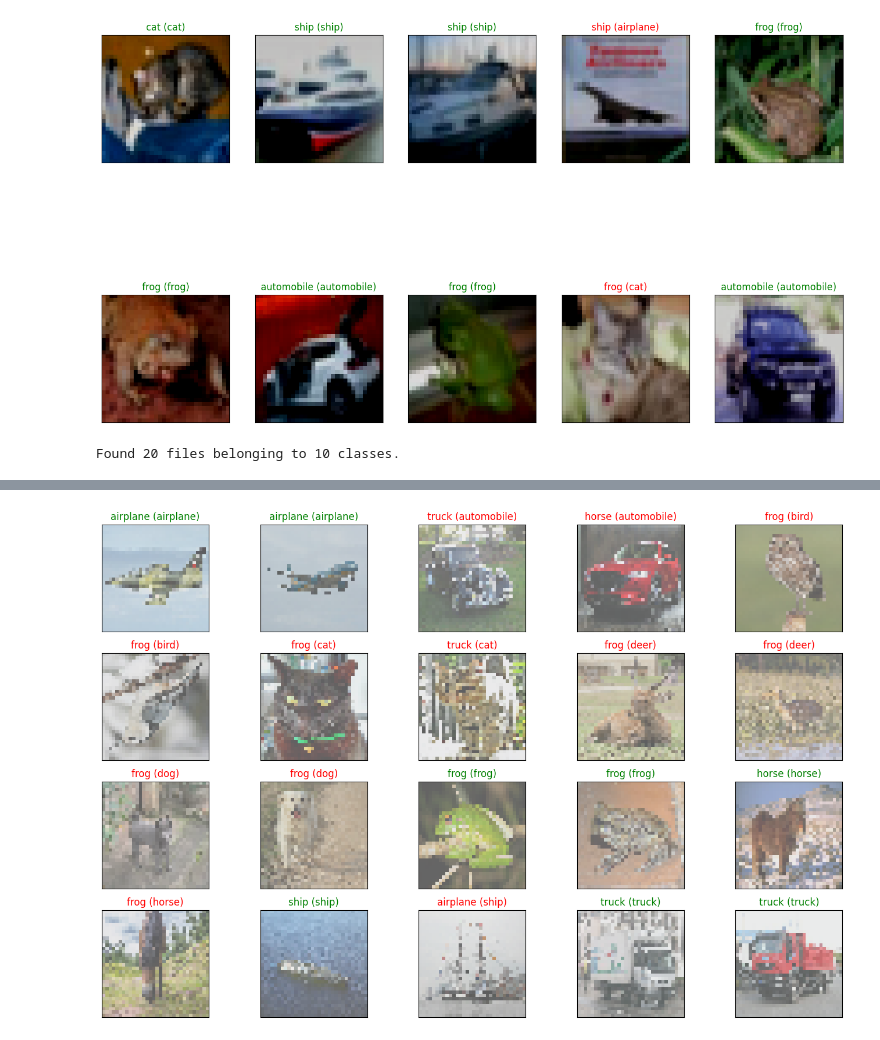
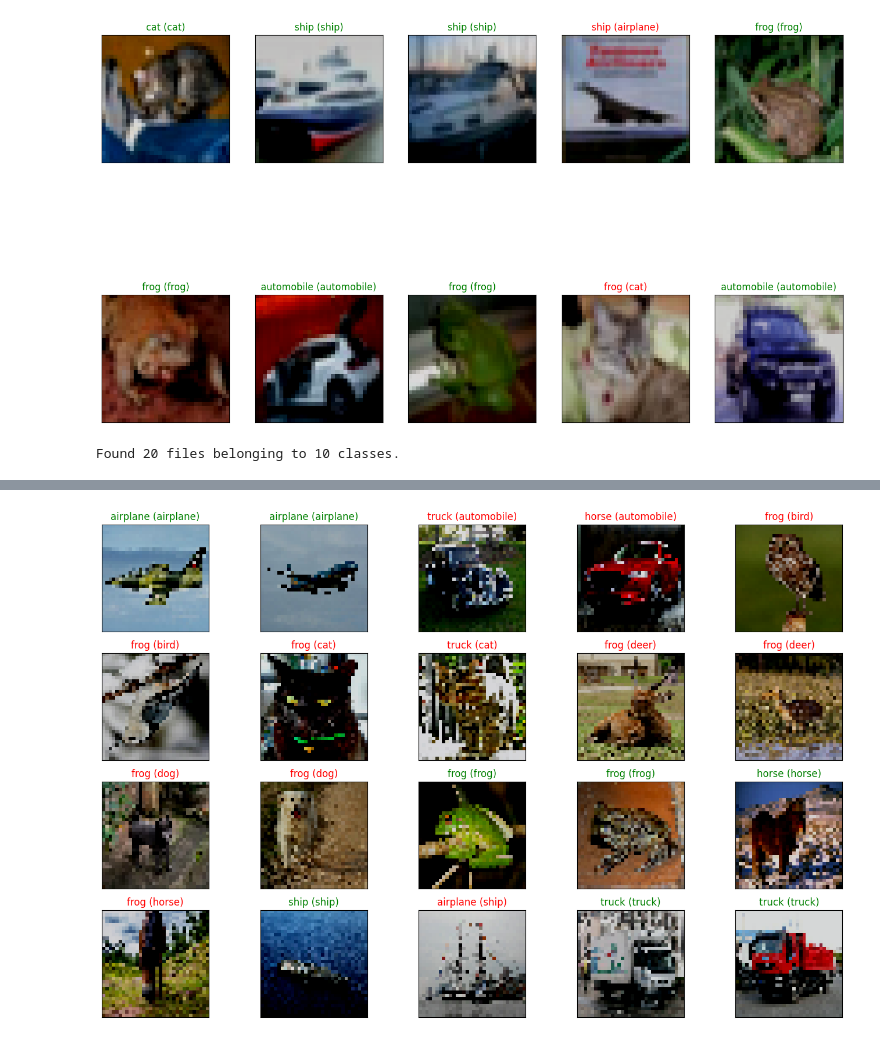
Before and after one commit to lam1910/action-learning, a Jupyter notebook: notebooks/action_learning_demo_custom_cnn.ipynb, the cells around one changed output, grey strips where cells are left out. Saved outputs shown, nothing was run; the diff lists cells and outputs as text; code cells hidden in the pictures.

```diff
--- a/notebooks/action_learning_demo_custom_cnn.ipynb
+++ b/notebooks/action_learning_demo_custom_cnn.ipynb
@@ -155,7 +155,7 @@ for images, labels in outside_dataset.take(1):
     for idx in range(len(images)):
         ax = fig.add_subplot(4, 5, idx + 1, xticks=[], yticks=[])
         img = images_aug[idx].numpy()
-        img = (img + 1) / 2.0  # Convert back from [-1, 1] to [0, 1]
+        #img = (img + 1) / 2.0  # Convert back from [-1, 1] to [0, 1]
         ax.imshow(img)
         pred_label = get_class_name(predicted[idx].numpy())
         true_label = get_class_name(labels[idx].numpy())
@@ -169 +189 @@ Found 20 files belonging to 10 classes.
-[figure, old version]
+[figure, new version]
```
Also changed, not shown: parts of 2 cells of this notebook.
